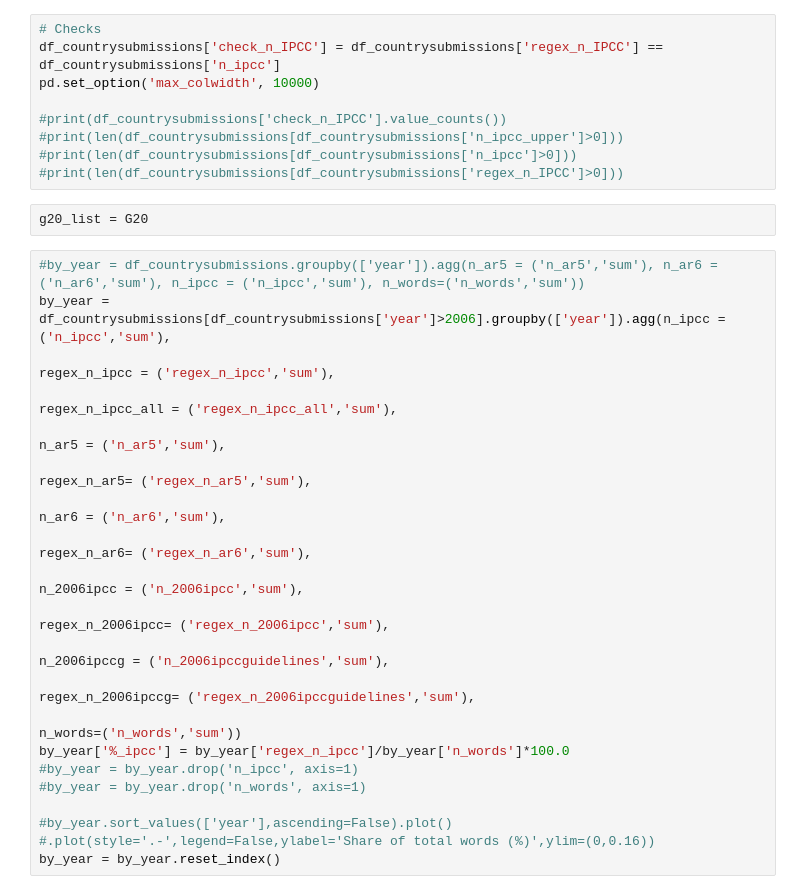
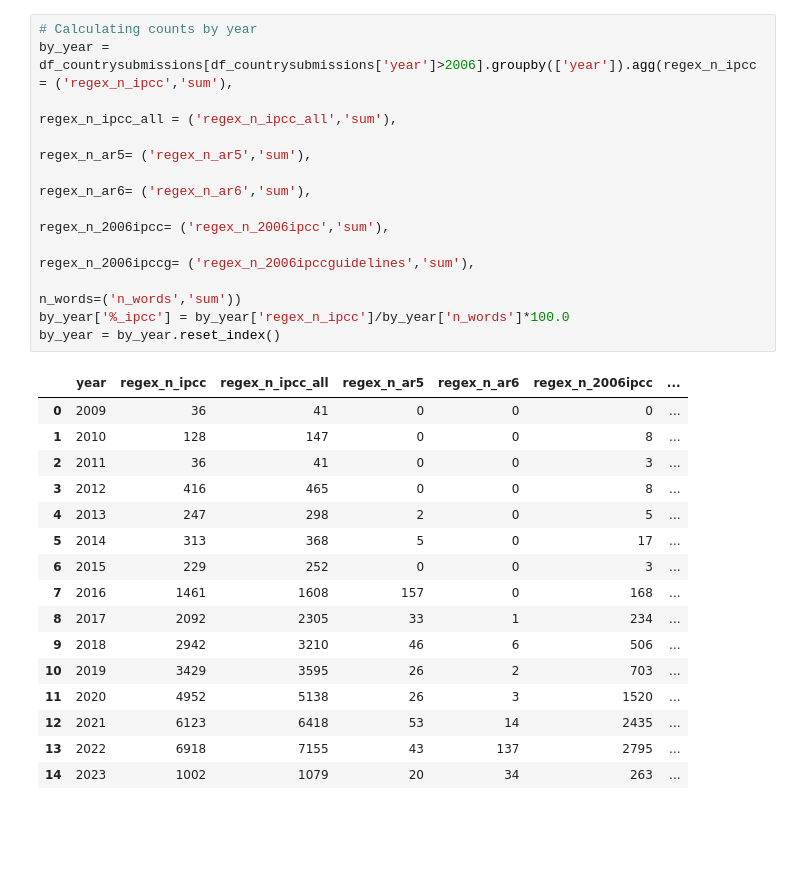
Before and after one commit to jiaminlim/IPCCandUNFCCC, a Jupyter notebook: mention counts/Analysis - Mention Counts.ipynb, the cells around one changed output. Drawn from its saved outputs; the diff is of its cells as text; blank space fills up the shorter version.

```diff
--- a/mention counts/Analysis - Mention Counts.ipynb
+++ b/mention counts/Analysis - Mention Counts.ipynb
@@ -61,33 +43,29 @@ df_countrysubmissions['n_2006ipccguidelines'] = df_countrysubmissions.text.str.c
-# %%
-# Checks
-df_countrysubmissions['check_n_IPCC'] = df_countrysubmissions['regex_n_IPCC'] == df_countrysubmissions['n_ipcc']
-pd.set_option('max_colwidth', 10000)
-
-#print(df_countrysubmissions['check_n_IPCC'].value_counts())
-#print(len(df_countrysubmissions[df_countrysubmissions['n_ipcc_upper']>0]))
-#print(len(df_countrysubmissions[df_countrysubmissions['n_ipcc']>0]))
-#print(len(df_countrysubmissions[df_countrysubmissions['regex_n_IPCC']>0]))
-# %%
-g20_list = G20
 # %%
-#by_year = df_countrysubmissions.groupby(['year']).agg(n_ar5 = ('n_ar5','sum'), n_ar6 = ('n_ar6','sum'), n_ipcc = ('n_ipcc','sum'), n_words=('n_words','sum'))
-by_year = df_countrysubmissions[df_countrysubmissions['year']>2006].groupby(['year']).agg(n_ipcc = ('n_ipcc','sum'),
-                                                                                          regex_n_ipcc = ('regex_n_ipcc','sum'),
+# Calculating counts by year
+by_year = df_countrysubmissions[df_countrysubmissions['year']>2006].groupby(['year']).agg(regex_n_ipcc = ('regex_n_ipcc','sum'),
                                                                                           regex_n_ipcc_all = ('regex_n_ipcc_all','sum'),
-                                                                                          n_ar5 = ('n_ar5','sum'),
                                                                                           regex_n_ar5= ('regex_n_ar5','sum'),
-                                                                                          n_ar6 = ('n_ar6','sum'),
                                                                                           regex_n_ar6= ('regex_n_ar6','sum'),
-                                                                                          n_2006ipcc = ('n_2006ipcc','sum'),
                                                                                           regex_n_2006ipcc= ('regex_n_2006ipcc','sum'),
-                                                                                          n_2006ipccg = ('n_2006ipccguidelines','sum'),
                                                                                           regex_n_2006ipccg= ('regex_n_2006ipccguidelines','sum'),
                                                                                           n_words=('n_words','sum'))
 by_year['%_ipcc'] = by_year['regex_n_ipcc']/by_year['n_words']*100.0
-#by_year = by_year.drop('n_ipcc', axis=1)
-#by_year = by_year.drop('n_words', axis=1)
-
-#by_year.sort_values(['year'],ascending=False).plot()
-#.plot(style='.-',legend=False,ylabel='Share of total words (%)',ylim=(0,0.16))
 by_year = by_year.reset_index()
+# %% [output]
+|  | year | regex_n_ipcc | regex_n_ipcc_all | regex_n_ar5 | regex_n_ar6 | regex_n_2006ipcc | ... |
+| 0 | 2009 | 36 | 41 | 0 | 0 | 0 | ... |
+| 1 | 2010 | 128 | 147 | 0 | 0 | 8 | ... |
+| 2 | 2011 | 36 | 41 | 0 | 0 | 3 | ... |
+| 3 | 2012 | 416 | 465 | 0 | 0 | 8 | ... |
+| 4 | 2013 | 247 | 298 | 2 | 0 | 5 | ... |
+| 5 | 2014 | 313 | 368 | 5 | 0 | 17 | ... |
+| 6 | 2015 | 229 | 252 | 0 | 0 | 3 | ... |
+| 7 | 2016 | 1461 | 1608 | 157 | 0 | 168 | ... |
+| 8 | 2017 | 2092 | 2305 | 33 | 1 | 234 | ... |
+| 9 | 2018 | 2942 | 3210 | 46 | 6 | 506 | ... |
+| 10 | 2019 | 3429 | 3595 | 26 | 2 | 703 | ... |
+| 11 | 2020 | 4952 | 5138 | 26 | 3 | 1520 | ... |
+| 12 | 2021 | 6123 | 6418 | 53 | 14 | 2435 | ... |
+| 13 | 2022 | 6918 | 7155 | 43 | 137 | 2795 | ... |
+| 14 | 2023 | 1002 | 1079 | 20 | 34 | 263 | ... |
 # %%
```
Also changed, not shown: parts of 21 cells of this notebook, 23 other files.
